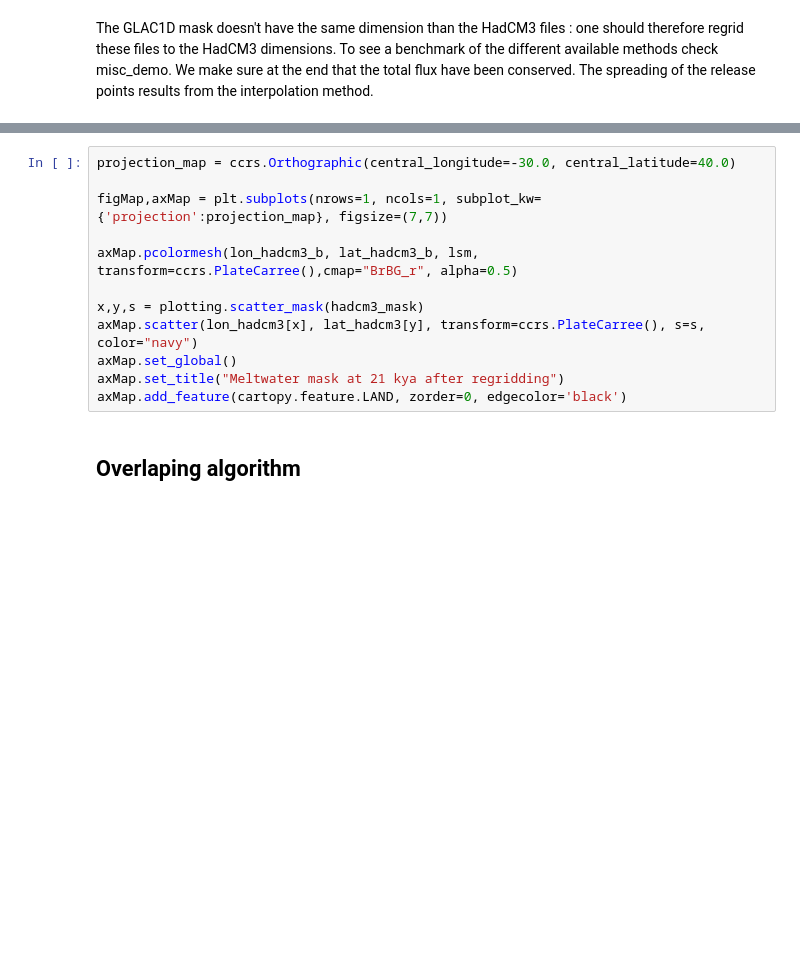
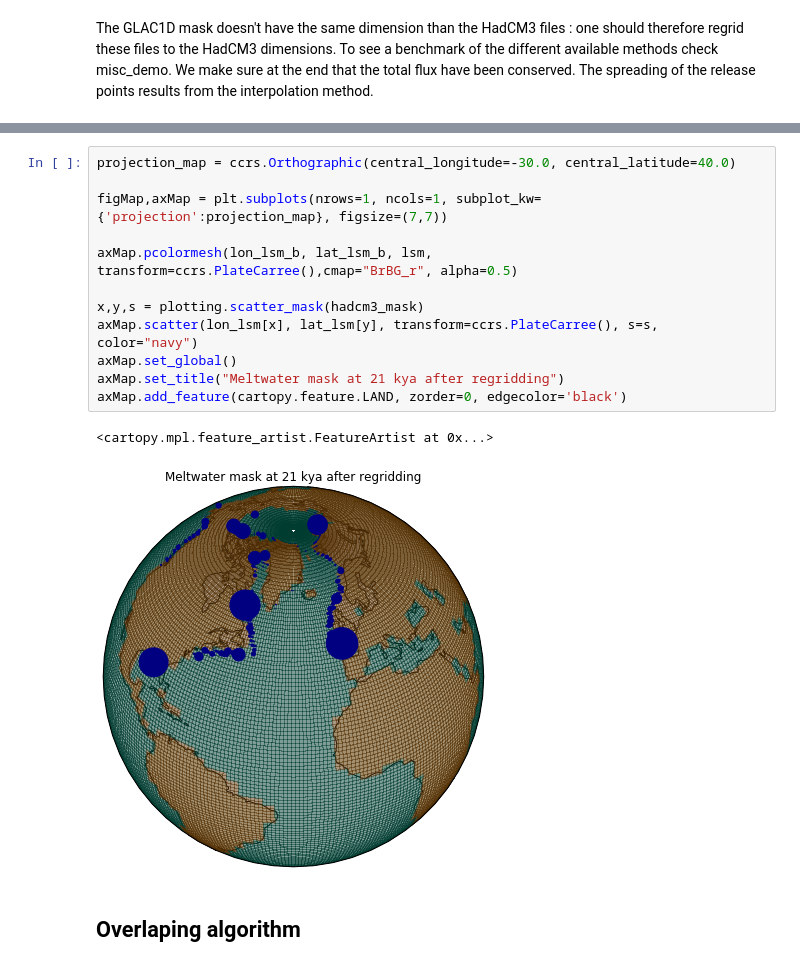
Before and after one commit to Olnavy/mw_protocol, a Jupyter notebook: demo/routing_demo.ipynb, the cells around one changed output, grey strips where cells are left out. Saved outputs shown, nothing was run; the diff lists cells and outputs as text; blank space fills up the shorter version.

Commit message:
Minor corrections and plotting demo

```diff
--- a/demo/routing_demo.ipynb
+++ b/demo/routing_demo.ipynb
@@ -234,15 +236,18 @@ hadcm3_mask = hadcm3_mask * np.sum(routed_mask) / np.sum(hadcm3_mask)  # to corr
 # %%
 projection_map = ccrs.Orthographic(central_longitude=-30.0, central_latitude=40.0)
 
 figMap,axMap = plt.subplots(nrows=1, ncols=1, subplot_kw={'projection':projection_map}, figsize=(7,7))
 
-axMap.pcolormesh(lon_hadcm3_b, lat_hadcm3_b, lsm, transform=ccrs.PlateCarree(),cmap="BrBG_r", alpha=0.5)
+axMap.pcolormesh(lon_lsm_b, lat_lsm_b, lsm, transform=ccrs.PlateCarree(),cmap="BrBG_r", alpha=0.5)
 
 x,y,s = plotting.scatter_mask(hadcm3_mask)
-axMap.scatter(lon_hadcm3[x], lat_hadcm3[y], transform=ccrs.PlateCarree(), s=s, color="navy")
+axMap.scatter(lon_lsm[x], lat_lsm[y], transform=ccrs.PlateCarree(), s=s, color="navy")
 axMap.set_global()
 axMap.set_title("Meltwater mask at 21 kya after regridding")
 axMap.add_feature(cartopy.feature.LAND, zorder=0, edgecolor='black')
+# %% [output]
+<cartopy.mpl.feature_artist.FeatureArtist at 0x...>
+[figure, added]
 # %% [markdown]
 ## Overlaping algorithm
 # %% [markdown]
```
Also changed, not shown: parts of 5 cells of this notebook, 2 other files.
